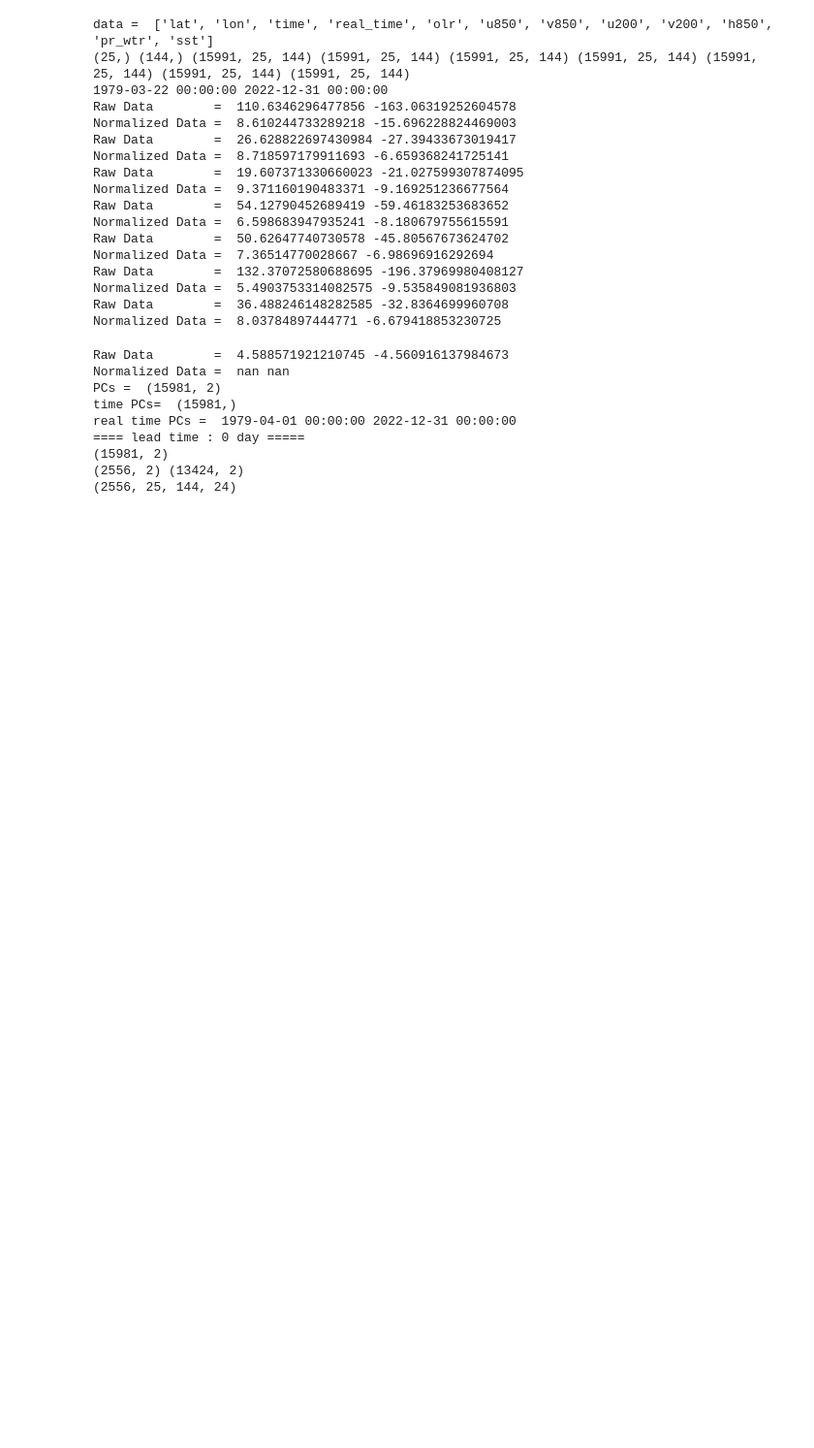
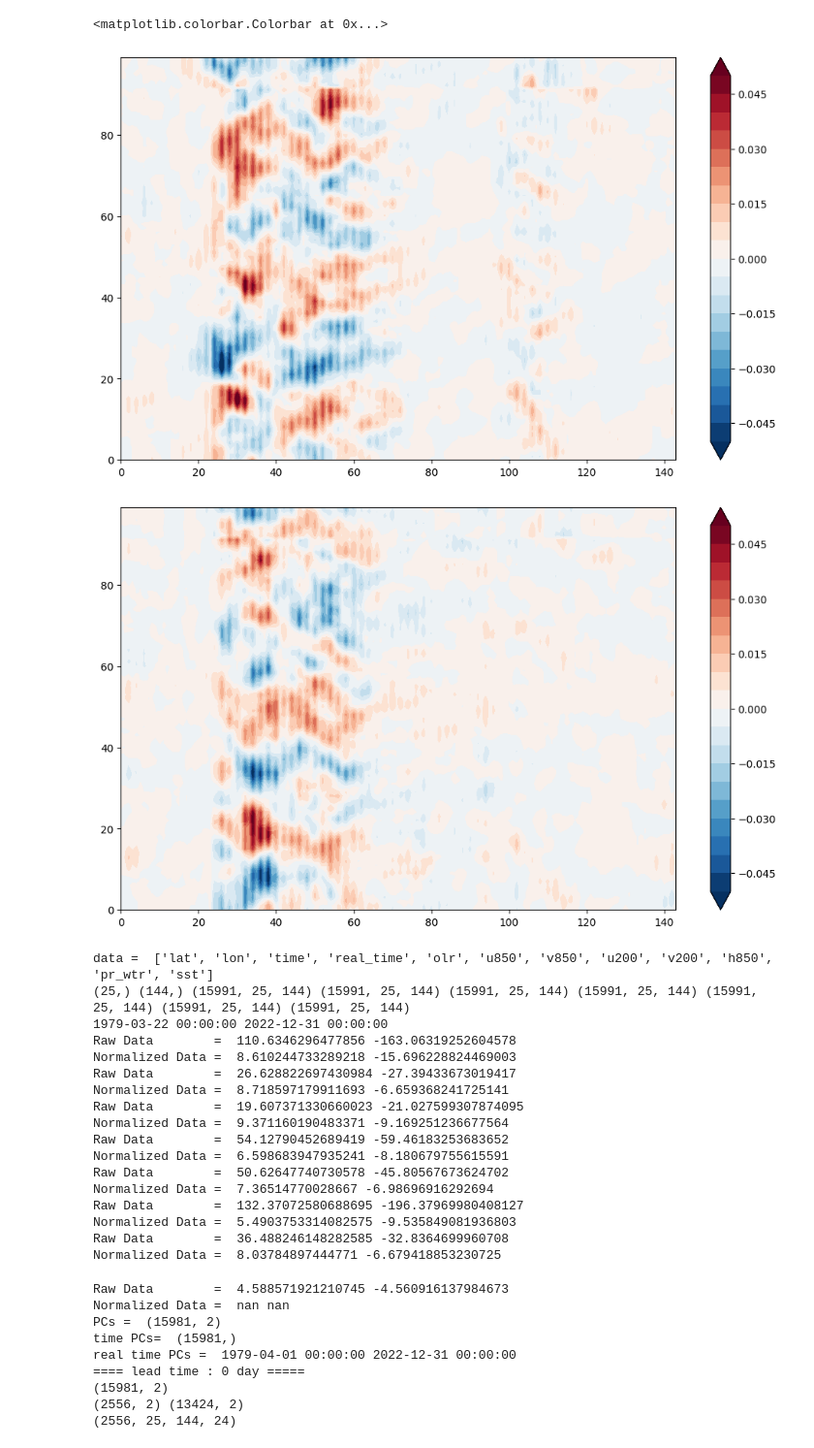
Before and after one commit to Yuumae1/machine_learning, a Jupyter notebook: notebook/shap_kikuchi-bsiso.ipynb, the cells around one changed output. Shown at 97% size. Saved outputs shown, nothing was run; the diff lists cells and outputs as text; code cells hidden in the pictures; blank space fills up the shorter version.

```diff
--- a/notebook/shap_kikuchi-bsiso.ipynb
+++ b/notebook/shap_kikuchi-bsiso.ipynb
@@ -36,2 +82,18 @@ from keras.models import load_model
+# %%
+# ホフメラーダイアグラム
+shap_umean = np.sum(shap_values, axis=2)
+shap_vmean = np.sum(shap_values, axis=3)
+# %%
+fig = plt.figure(figsize=(12,7))
+plt.contourf(shap_umean[1,:100,:,0], np.linspace(-0.05, 0.05, 21), cmap='RdBu_r', extend='both')
+plt.colorbar()
+
+fig = plt.figure(figsize=(12,7))
+plt.contourf(shap_umean[0,:100,:,0], np.linspace(-0.05, 0.05, 21), cmap='RdBu_r', extend='both')
+plt.colorbar()
+# %% [output]
+<matplotlib.colorbar.Colorbar at 0x...>
+[figure, added]
+[figure, added]
 # %%
 # データの読み込み
```
Also changed, not shown: parts of 14 cells of this notebook, 3 other files.
